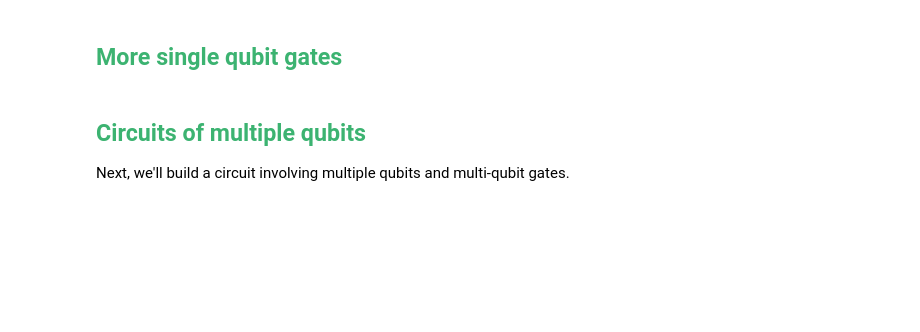
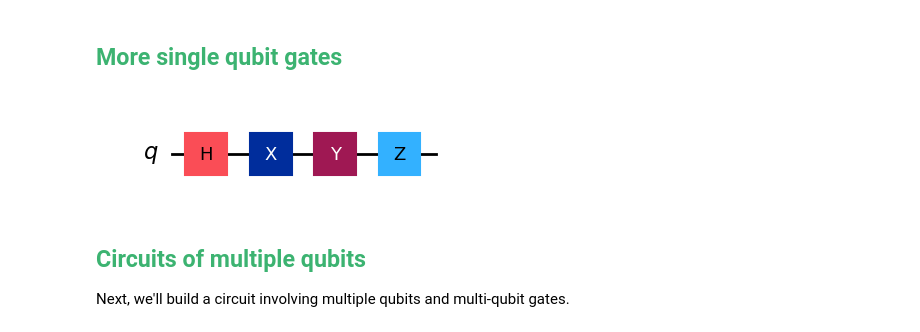
Before and after one commit to ardroc92/493Q, a Jupyter notebook: First_quantum_program.ipynb, the cells around one changed output. Saved outputs shown, nothing was run; the diff lists cells and outputs as text; code cells hidden in the pictures; blank space fills up the shorter version.

```diff
--- a/First_quantum_program.ipynb
+++ b/First_quantum_program.ipynb
@@ -91,17 +97,21 @@ plot_histogram(counts)
 # %% [markdown]
 <h2 style="color:MediumSeaGreen;">More single qubit gates</h2>
 # %%
-circ = QuantumCircuit(1)  # we omit the second argument as we will just draw the circuit, without measuring.
+circ = QuantumCircuit(
+    1
+)  # we omit the second argument as we will just draw the circuit, without measuring.
 
 circ.h(0)  # Adds a Hadamard on the zeroth qubit.
 
 circ.x(0)  # Pauli X
 
 circ.y(0)  # Pauli Y
 
 circ.z(0)  # Pauli Z
 
 circ.draw(output="mpl")
+# %% [output]
+[figure, added]
 # %% [markdown]
 <h2 style="color:MediumSeaGreen;">Circuits of multiple qubits</h2>
 
```
Also changed, not shown: parts of 19 cells of this notebook.
